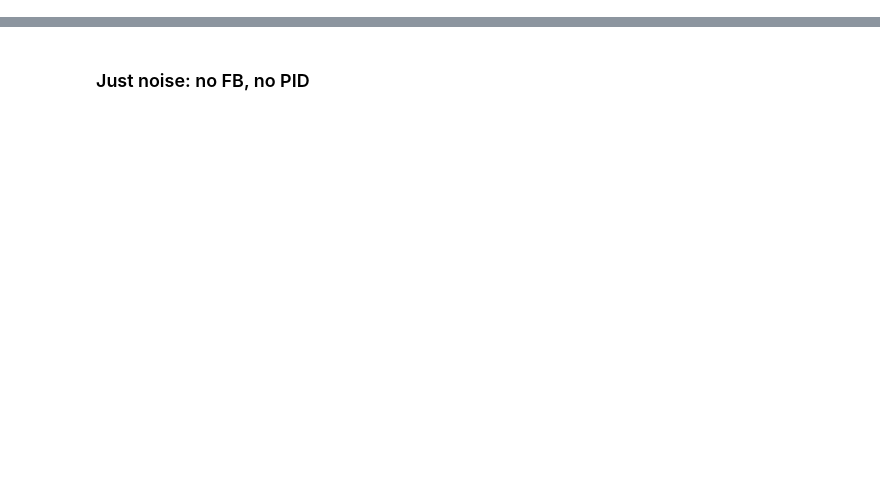
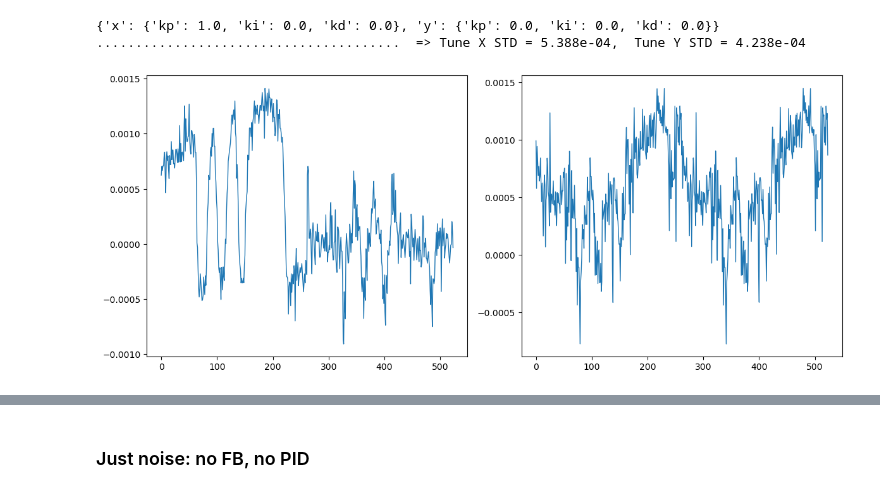
Before and after one commit to lnls-sirius/dev-packages, a Jupyter notebook: siriuspy/siriuspy/opticscorr/fb_pid_sim.ipynb, the cells around one changed output, grey strips where cells are left out. Drawn from its saved outputs; the diff is of its cells as text; code cells hidden in the pictures; blank space fills up the shorter version.

```diff
--- a/siriuspy/siriuspy/opticscorr/fb_pid_sim.ipynb
+++ b/siriuspy/siriuspy/opticscorr/fb_pid_sim.ipynb
@@ -457,3 +485,7 @@ class Simulation(Aux):
         front = int(_np.floor(frac * 50))
         back = 50 - front
         print('Progress: ['+ '='*front + ' '*back + f'] {frac*100:4.1f}%', end='\r')
+# %%
+pid = {'x': {'kp': 1.0, 'ki': 1.0, 'kd': 0.0},
+       'y': {'kp': 1.0, 'ki': 1.0, 'kd': 0.0}}
+sim = Simulation(noisecut=2, use_mean=True, pidmode=0, pid_gains=pid)
@@ -459,0 +590,7 @@ class Simulation(Aux):
+# %%
+pid = {'x': {'kp': 1.0, 'ki': 0.0, 'kd': 0.0},
+       'y': {'kp': 0.0, 'ki': 0.0, 'kd': 0.0}}
+sim = Simulation(noisecut=100, use_mean=True, pidmode=-1, pid_gains=pid)
+sim._klnoise_amp = 1.0
+sim.run(full=True)
+# save(sim.run_results, f'situnefb_last_kp1_ki1.pkl', overwrite=True)
@@ -460,3 +613,37 @@ class Simulation(Aux):
+# %%
+fig, ax = plt.subplots(1, 2, figsize=(12, 5))
+
+DIFF2REF = 1
+# ax1 = ax.twinx()
+
+fnames = [
+    # 'situnefb_last.pkl',
+    # 'situnefb_last_kp1_ki1.pkl',
+    '',
+]
+for i, fname in enumerate(fnames):
+    # r = load(fname)
+    r = sim.run_results.copy()
+    print(r['pid_gains'])
+    tunex = _np.array(r['tunex'])[:] - 0.16*DIFF2REF
+    tuney = _np.array(r['tuney'])[:] - 0.22*DIFF2REF
+    strf = f'{" "+fname:.>40s} => '+\
+        f'Tune X STD = {tunex.std():.3e},  '+\
+        f'Tune Y STD = {tuney.std():.3e}\n'
+    print(strf)
+    x = _np.arange(len(tunex))
+    ax[0].plot(x + x[-1]*i*0, tunex, '-', lw=1, alpha=1)
+    ax[1].plot(x + x[-1]*i*0, tuney, '-', lw=1, alpha=1)
+
+# ax.yaxis.set_tick_params(labelcolor='C0')
+# ax1.yaxis.set_tick_params(labelcolor='C1')
+
+fig.tight_layout()
+fig.show()
+# %% [output]
+{'x': {'kp': 1.0, 'ki': 0.0, 'kd': 0.0}, 'y': {'kp': 0.0, 'ki': 0.0, 'kd': 0.0}}
+.......................................  => Tune X STD = 5.388e-04,  Tune Y STD = 4.238e-04
+[figure, added]
 # %%
 NOISELIM = 200_000
 NOISECUT = 16
```
Also changed, not shown: parts of 18 cells of this notebook, 13 other files.
